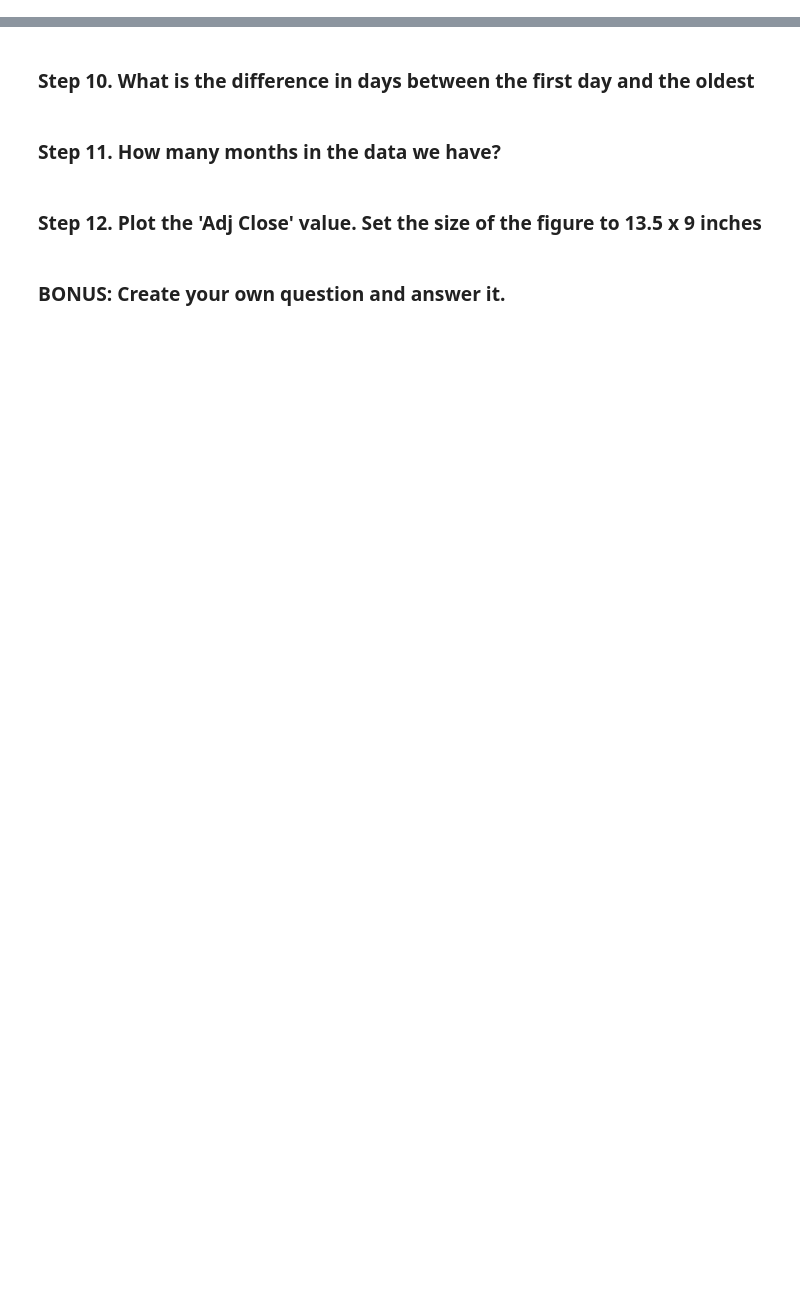
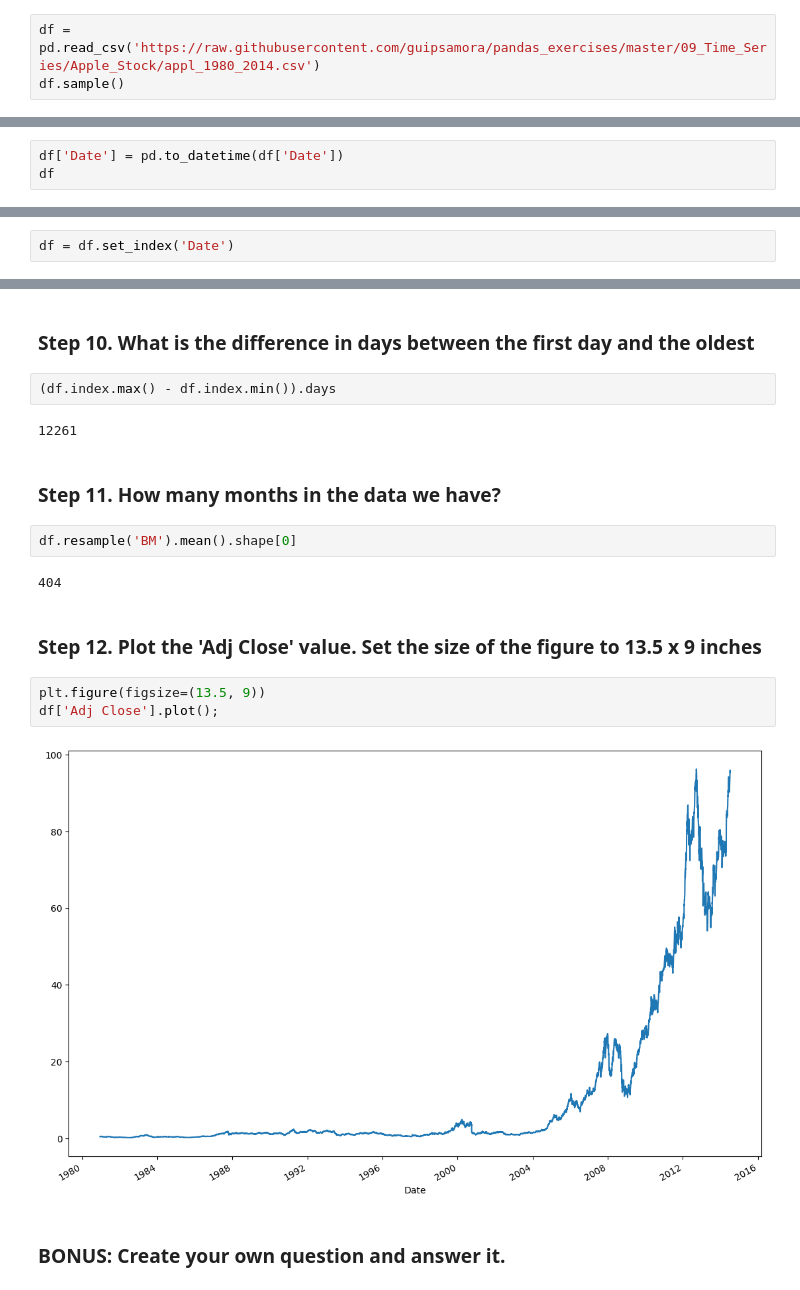
Before and after one commit to zakharkousnetsov/pandas_exercises, a Jupyter notebook: 09_Time_Series/Apple_Stock/Exercises.ipynb, the cells around one changed output, grey strips where cells are left out. Saved outputs shown, nothing was run; the diff lists cells and outputs as text; blank space fills up the shorter version.

```diff
--- a/09_Time_Series/Apple_Stock/Exercises.ipynb
+++ b/09_Time_Series/Apple_Stock/Exercises.ipynb
@@ -11,3 +19,6 @@ We are going to use Apple's stock price.
 ### Step 2. Import the dataset from this [address](https://raw.githubusercontent.com/guipsamora/pandas_exercises/master/09_Time_Series/Apple_Stock/appl_1980_2014.csv)
 # %% [markdown]
 ### Step 3. Assign it to a variable apple
+# %%
+df = pd.read_csv('https://raw.githubusercontent.com/guipsamora/pandas_exercises/master/09_Time_Series/Apple_Stock/appl_1980_2014.csv')
+df.sample()
@@ -16,2 +41,5 @@ We are going to use Apple's stock price.
 # %% [markdown]
 ### Step 5. Transform the Date column as a datetime type
+# %%
+df['Date'] = pd.to_datetime(df['Date'])
+df
@@ -18,4 +60,6 @@ We are going to use Apple's stock price.
 # %% [markdown]
 ### Step 6.  Set the date as the index
+# %%
+df = df.set_index('Date')
 # %% [markdown]
 ### Step 7.  Is there any duplicate dates?
@@ -26,8 +131,21 @@ We are going to use Apple's stock price.
 # %% [markdown]
 ### Step 10.  What is the difference in days between the first day and the oldest
+# %%
+(df.index.max() - df.index.min()).days
+# %% [output]
+12261
 # %% [markdown]
 ### Step 11.  How many months in the data we have?
+# %%
+df.resample('BM').mean().shape[0]
+# %% [output]
+404
 # %% [markdown]
 ### Step 12. Plot the 'Adj Close' value. Set the size of the figure to 13.5 x 9 inches
+# %%
+plt.figure(figsize=(13.5, 9))
+df['Adj Close'].plot();
+# %% [output]
+[figure, added]
 # %% [markdown]
 ### BONUS: Create your own question and answer it.
```
Also changed, not shown: parts of 10 cells of this notebook, 1 other file.
